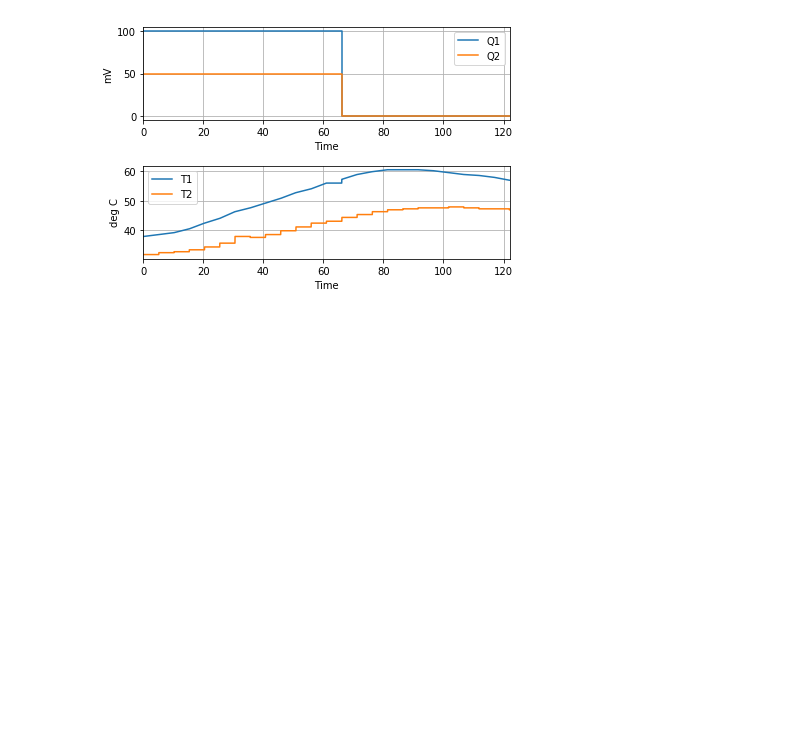
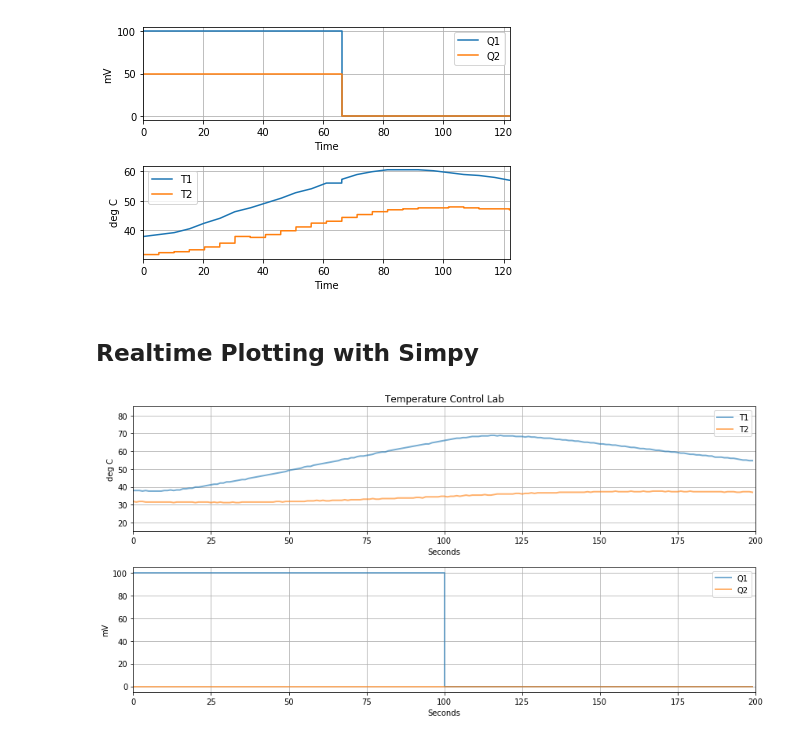
Before and after one commit to APMonitor/arduino, a Jupyter notebook: TCLab/notebooks/0_TCLab_Overview.ipynb, the cells around one changed output. Drawn from its saved outputs; the diff is of its cells as text; code cells hidden in the pictures; blank space fills up the shorter version.

Commit message:
Add realtime plotting with simpy

```diff
--- a/TCLab/notebooks/0_TCLab_Overview.ipynb
+++ b/TCLab/notebooks/0_TCLab_Overview.ipynb
@@ -117,3 +117,82 @@ Set Heater 2 to 50 mV
 a.plot()
 # %% [output]
 [figure]
+# %% [markdown]
+## Realtime Plotting with Simpy
+# %%
+%matplotlib inline
+import matplotlib.pyplot as plt
+import numpy as np
+from IPython import display
+import simpy.rt
+
+import sys
+sys.path.append('../TCLab')
+from TCLab import TCLab
+
+tf = 200
+
+# create an empty plot, and keep the line object around
+plt.figure(figsize=(12,6))
+plt.subplot(2,1,1)
+line_T1, = plt.plot([],[],lw=2,alpha=0.6)
+line_T2, = plt.plot([],[],lw=2,alpha=0.6)
+plt.xlim(0,tf)
+plt.ylim(15,85)
+plt.title('Temperature Control Lab')
+plt.ylabel('deg C')
+plt.xlabel('Seconds')
+plt.legend(['T1','T2'])
+plt.grid()
+
+plt.subplot(2,1,2)
+line_Q1, = plt.step([],[],where='post',lw=2,alpha=0.6)
+line_Q2, = plt.step([],[],where='post',lw=2,alpha=0.6)
+plt.xlim(0,tf)
+plt.ylim(-5,105)
+plt.ylabel('mV')
+plt.xlabel('Seconds')
+plt.legend(['Q1','Q2'])
+plt.grid()
+
+plt.tight_layout()
+
+# define a function that appends to the plot
+def rt_plotter(env,a):
+    while True:
+        tp = env.now
+        line_T1.set_xdata(np.append(line_T1.get_xdata(),tp))
+        line_T1.set_ydata(np.append(line_T1.get_ydata(),a.T1))
+        line_T2.set_xdata(np.append(line_T2.get_xdata(),tp))
+        line_T2.set_ydata(np.append(line_T2.get_ydata(),a.T2))
+        line_Q1.set_xdata(np.append(line_Q1.get_xdata(),tp))
+        line_Q1.set_ydata(np.append(line_Q1.get_ydata(),a.Q1))
+        line_Q2.set_xdata(np.append(line_Q2.get_xdata(),tp))
+        line_Q2.set_ydata(np.append(line_Q2.get_ydata(),a.Q2))
+        display.clear_output(wait=True)
+        display.display(plt.gcf())
+        yield env.timeout(1)
+
+def heaters(env,a):
+    while True:
+        try:
+            a.Q1 = 100 if env.now < 100 else 0
+            a.Q2 = 0
+            yield env.timeout(10)
+        except:
+            a.stop()
+            plt.close()
+
+a = TCLab()
+a.start()
+
+env = simpy.rt.RealtimeEnvironment()
+env.process(heaters(env,a))
+env.process(rt_plotter(env,a))
+env.run(until=tf)
+
+# shutdown TC Lab and close the plot
+a.stop()
+plt.close()
+# %% [output]
+[figure, added]
```
Also changed, not shown: parts of 5 cells of this notebook.
